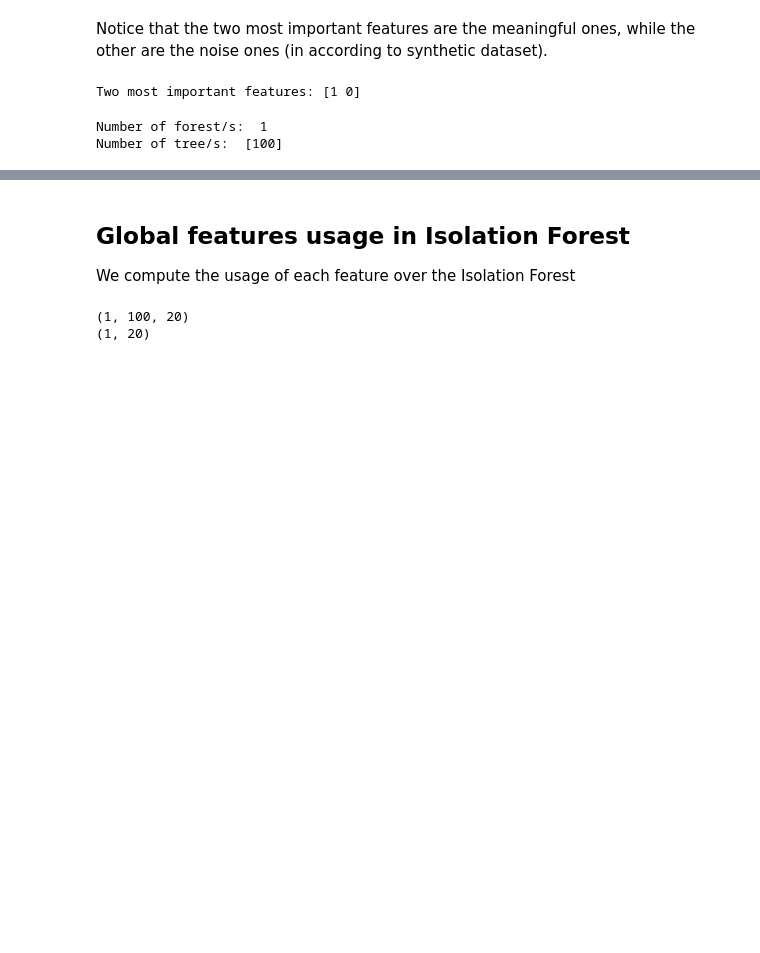
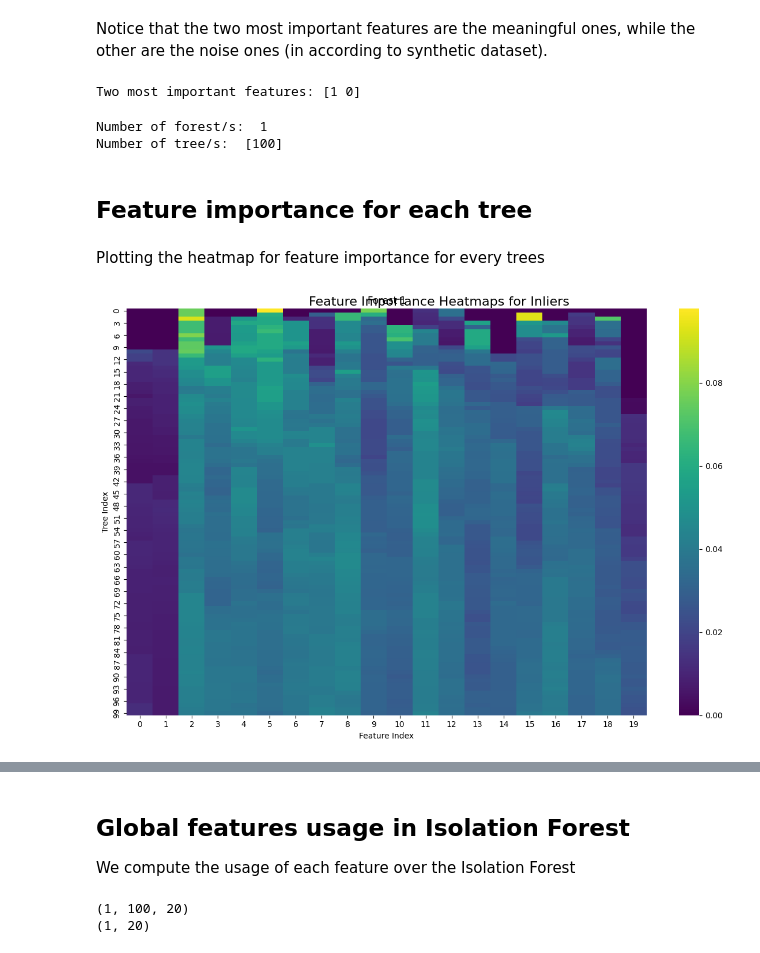
Before and after one commit to SansonSebastiano/Master-Thesis, a Jupyter notebook: important_features_usage.ipynb, the cells around one changed output, grey strips where cells are left out. Cells and saved outputs as stored; diff of their text form; code cells hidden in the pictures; blank space fills up the shorter version.

```diff
--- a/important_features_usage.ipynb
+++ b/important_features_usage.ipynb
@@ -51,7 +51,7 @@ print('Average F1 score: {:.4f}'.format(avg_f1))
 # %% [output]
 Average F1 score: 0.4300
 # %%
-sorted_idx, avg_f1, fi_means, fi_std, features_per_forest, fi_diffi_all, iforests, fi_outliers_ib_per_tree, fi_inliers_ib_per_tree = diffi_ranks_tmp(X=X_tr.to_numpy(), y=y_tr.to_numpy(), n_trees=100,
+sorted_idx, avg_f1, fi_means, fi_std, features_per_forest, fi_diffi_all, iforests, fi_diffi_inliers, fi_diffi_outliers = diffi_ranks_tmp(X=X_tr.to_numpy(), y=y_tr.to_numpy(), n_trees=100,
                                                                         max_samples=256, n_iter=1, contamination=0.1)
 print('Average F1 score: {:.4f}'.format(avg_f1))
 # print('Ranked features: ', sorted_idx)
@@ -124,3 +103,22 @@ print('Number of tree/s: ', [len(features_per_forest[i]) for i in range(len(feat
 # %% [output]
 Number of forest/s:  1
 Number of tree/s:  [100]
+# %% [markdown]
+## Feature importance for each tree
+# %% [markdown]
+Plotting the heatmap for feature importance for every trees
+# %%
+import seaborn as sns
+
+plt.figure(figsize=(12, 8))
+for i, forest in enumerate(fi_diffi_inliers):
+    plt.subplot(1, len(fi_diffi_inliers), i + 1)
+    sns.heatmap(forest, cmap='viridis', cbar=True)
+    plt.title(f'Forest {i + 1}')
+    plt.xlabel('Feature Index')
+    plt.ylabel('Tree Index')
+plt.tight_layout()
+plt.suptitle('Feature Importance Heatmaps for Inliers', fontsize=16)
+plt.show()
+# %% [output]
+[figure, added]
```
Also changed, not shown: parts of 6 cells of this notebook, 2 other files.
